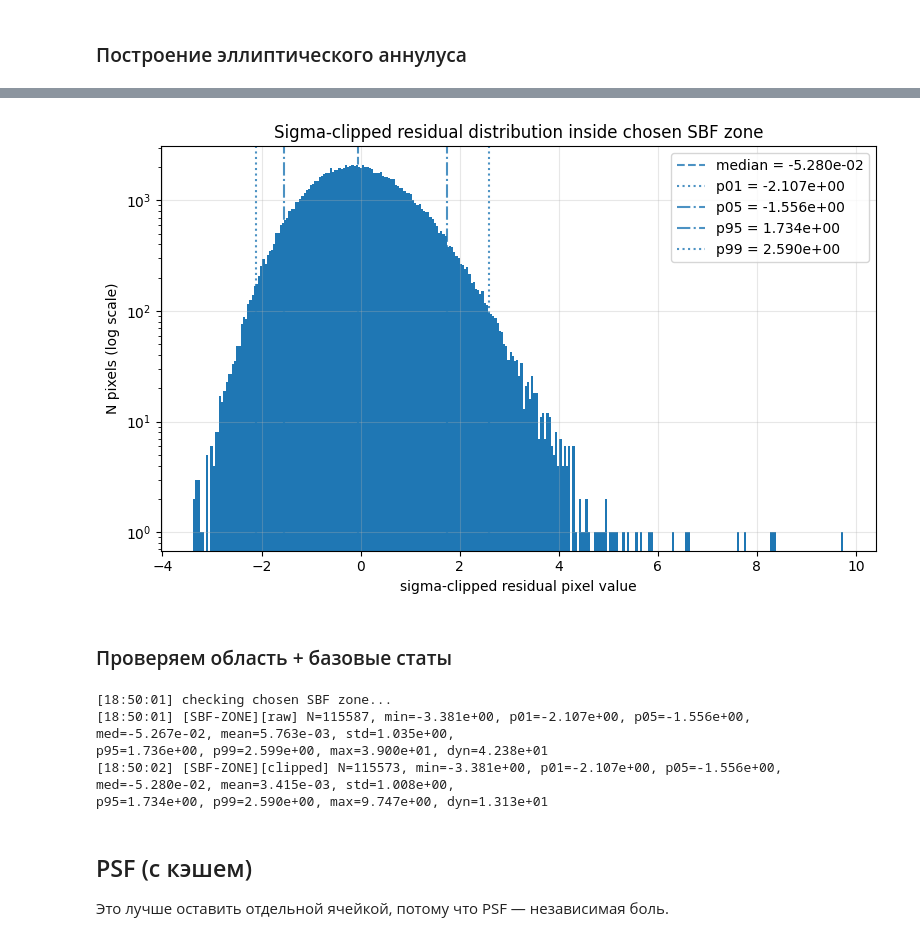
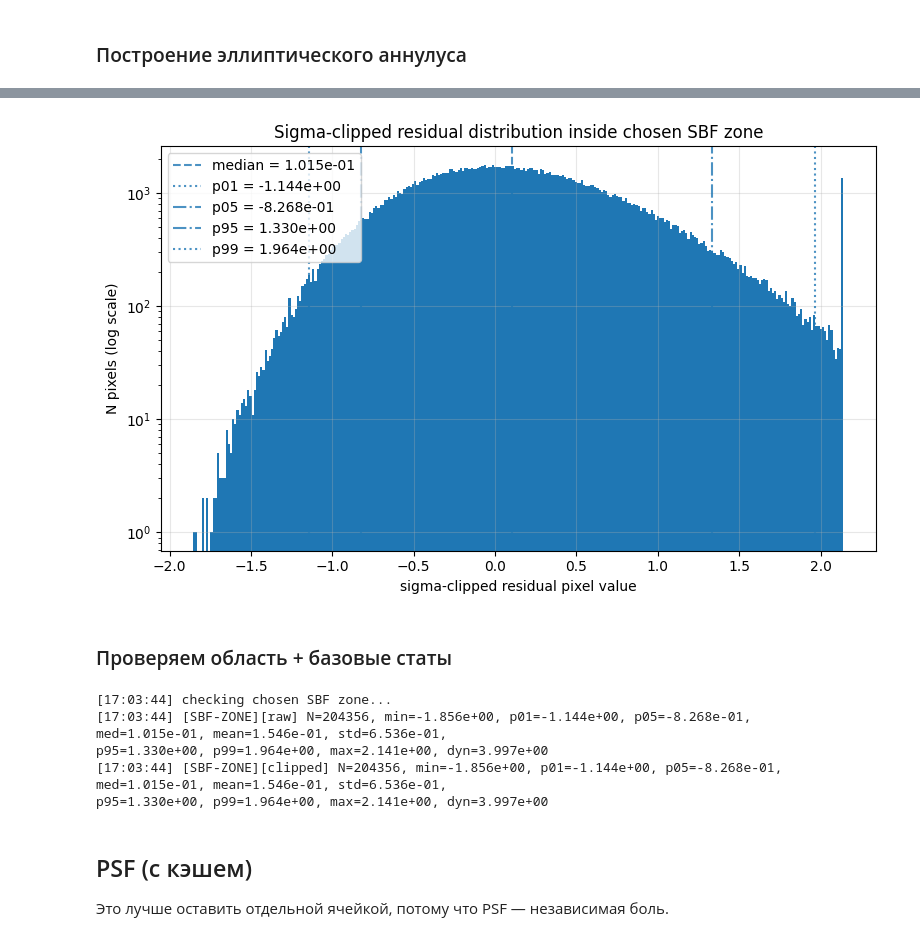
Before and after one commit to Saharochekl/course-work_4-SBF, a Jupyter notebook: code/sbf-1.ipynb, the cells around one changed output, grey strips where cells are left out. Cells and saved outputs as stored; diff of their text form; code cells hidden in the pictures.

```diff
--- a/code/sbf-1.ipynb
+++ b/code/sbf-1.ipynb
@@ -410,9 +588,10 @@ if FIXED_CENTER is None:
     x0_center, y0_center = guess_center_fast(
         img,
         valid150 & (~premask),
-        down=4,
-        sigma=3.0,
-        q=99.5,
+        down=CENTER_GUESS_DOWN,
+        sigma=CENTER_GUESS_SMOOTH_SIGMA,
+        q=CENTER_GUESS_Q,
+        min_sel_pixels=CENTER_GUESS_MIN_PIXELS,
         wcs=wcs150,
         log=True,
     )
@@ -646,13 +825,13 @@ geom = EllipseGeometry(
 ell = Ellipse(data_ma, geom)
 
 ny0, nx0 = data.shape
-maxsma = 0.90 * float(min(x0c, y0c, (nx0 - 1 - x0c), (ny0 - 1 - y0c)))
+maxsma = ISO_MAXSMA_FRAC * float(min(x0c, y0c, (nx0 - 1 - x0c), (ny0 - 1 - y0c)))
 
 # Не даём photutils лезть в sma=0.
 # Берём минимальную полуось положительной и заметно больше центральной дырки.
 # Если центральная проблемная область порядка ~8x10 px,
 # то minsma=15 px уже безопасно отталкивает фит от нулевой изофоты.
-minsma = 15.0
+minsma = ISO_MINSMA
 
 isolist = None
 last_err = None
@@ -662,7 +841,7 @@ try:
     isolist = ell.fit_image(
         minsma=minsma,
         maxsma=maxsma,
-        step=10.0,
+        step=ISO_STEP_MAIN,
         linear=True,
     )
     print("[ISO] fit_image succeeded: linear=True")
@@ -691,14 +870,14 @@ if isolist is None:
         isolist = ell.fit_image(
             minsma=minsma,
             maxsma=maxsma,
-            step=20.0,
+            step=ISO_STEP_COARSE,
         )
         print("[ISO] fit_image succeeded: coarse step=20")
     except Exception as e:
         last_err = e
         print(f"[ISO] fit_image(coarse) failed: {e}")
 
-if isolist is None or len(isolist) < 10:
+if isolist is None or len(isolist) < MIN_WORKING_ISOPHOTES:
     raise RuntimeError(
         f"[ISO] isolist too short: {0 if isolist is None else len(isolist)}; "
         f"last_err={last_err}"
@@ -1112,8 +2127,8 @@ print(f"[OUT] resid → {resid_path}")
 # %% [markdown]
 ### Получаем геометрию из изофот
 # %%
-CLIP_SIGMA_QC = 10 # сигма-клиппинг для обрезания хвостов динамического диапазона
-CLIP_MAXIT_QC = 5 # максимальное число итераций клиппинга; обычно 5 достаточно для сходимости
+# CLIP_* moved to the config cell above.
+clip_tag = CLIP_TAG_QC
 # %% [markdown]
 ## Поиск плато $\bar{m}$ в изофотах
 # %%
@@ -1794,9 +2838,12 @@ def measure_sbf_spec_for_row(
 # %% [markdown]
 ### Построение эллиптического аннулуса
 # %%
-print("building final SBF zone from chosen isophote window...")
+print("building final SBF zone from chosen isophote window on unified science residual..." )
 
-ny_r, nx_r = resid.shape
+if "science_resid" not in globals() or "science_model" not in globals():
+    raise RuntimeError("[SBF-ISO] unified science path is unavailable; rerun the science-path cell")
+
+ny_r, nx_r = science_resid.shape
 yy_r, xx_r = np.indices((ny_r, nx_r), dtype=float)
 
 # Сдвиг относительно центра выбранной зоны
@@ -1816,13 +2863,17 @@ r_ell = np.sqrt(xp * xp + (yp / q_ann) * (yp / q_ann))
 # Финальная зона между двумя границами по большой полуоси
 annulus_ell = (r_ell >= sma_in) & (r_ell <= sma_out)
 
-# Финальная маска SBF
+# Финальная маска SBF уже на unified science residual/model
 mask_sbf = premask | (~annulus_ell)
+window_sbf = (~mask_sbf) & np.isfinite(science_resid) & np.isfinite(science_model) & (science_model > 0.0)
 
 n_zone = int(annulus_ell.sum())
-n_use = int((~mask_sbf & np.isfinite(resid) & np.isfinite(model) & (model > 0.0)).sum())
+n_use = int(window_sbf.sum())
 mask_fraction = 1.0 - (n_use / max(n_zone, 1))
 
+print(
+    f"[SBF-ISO] unified path: residual={science_resid_name}, model={science_model_name}"
+)
 print(
     f"[SBF-ISO] final zone pixels={n_zone}, "
     f"usable pixels={n_use}, mask_fraction={mask_fraction:.3f}"
@@ -2001,10 +3053,10 @@ plt.show()
 # %%
 print("plotting sigma-clipped residual-pixel distribution inside chosen SBF zone...")
 
-use_hist = (~mask_sbf) & np.isfinite(resid)
-vals_hist = resid[use_hist]
+use_hist = (~mask_sbf) & np.isfinite(science_resid)
+vals_hist = science_resid[use_hist]
 
-if vals_hist.size < 5000:
+if vals_hist.size < MIN_PIXELS_SBF:
     raise RuntimeError(f"[PLOT-HIST] too few residual pixels: N={vals_hist.size}")
 
 # ------------------------------------------------------------
@@ -2024,7 +3076,7 @@ hi_rob = med_clip + CLIP_SIGMA_QC * std_clip
 
 vals_hist_rob = vals_hist[(vals_hist >= lo_rob) & (vals_hist <= hi_rob)]
 
-if vals_hist_rob.size < 100:
+if vals_hist_rob.size < MIN_PIXELS_SIGMA_CLIP:
     raise RuntimeError(f"[PLOT-HIST] too few sigma-clipped residual pixels: N={vals_hist_rob.size}")
 
 # ------------------------------------------------------------
@@ -2069,16 +3121,16 @@ plt.show()
-[figure, old version]
+[figure, new version]
 # %% [markdown]
 ### Проверяем область + базовые статы
 # %%
 print("checking chosen SBF zone...")
 
-use = (~mask_sbf) & np.isfinite(resid)
+use = (~mask_sbf) & np.isfinite(science_resid) & np.isfinite(science_model) & (science_model > 0.0)
 n_use = int(use.sum())
 
-if n_use < 5000:
+if n_use < MIN_PIXELS_SBF:
     raise RuntimeError(f"[SBF-ZONE] too few usable pixels: N={n_use}")
 
-vals = resid[use]
+vals = science_resid[use]
 
 # ------------------------------------------------------------
 # 1. Сырые статистики
@@ -2119,7 +3171,7 @@ hi_rob = med_clip + CLIP_SIGMA_QC * std_clip
 
 vals_rob = vals[(vals >= lo_rob) & (vals <= hi_rob)]
 
-if vals_rob.size < 100:
+if vals_rob.size < MIN_PIXELS_SIGMA_CLIP:
     raise RuntimeError(f"[SBF-ZONE] too few clipped pixels: N={vals_rob.size}")
 
 vmin_rob = float(np.nanmin(vals_rob))
@@ -2141,13 +3193,13 @@ print(
     f"p95={p95_rob:.3e}, p99={p99_rob:.3e}, max={vmax_rob:.3e}, dyn={vdyn_rob:.3e}"
 )
 # %% [output]
-[18:50:01] checking chosen SBF zone...
-[18:50:01] [SBF-ZONE][raw] N=115587, min=-3.381e+00, p01=-2.107e+00, p05=-1.556e+00,
-med=-5.267e-02, mean=5.763e-03, std=1.035e+00,
-p95=1.736e+00, p99=2.599e+00, max=3.900e+01, dyn=4.238e+01
-[18:50:02] [SBF-ZONE][clipped] N=115573, min=-3.381e+00, p01=-2.107e+00, p05=-1.556e+00,
-med=-5.280e-02, mean=3.415e-03, std=1.008e+00,
-p95=1.734e+00, p99=2.590e+00, max=9.747e+00, dyn=1.313e+01
+[17:03:44] checking chosen SBF zone...
+[17:03:44] [SBF-ZONE][raw] N=204356, min=-1.856e+00, p01=-1.144e+00, p05=-8.268e-01,
+med=1.015e-01, mean=1.546e-01, std=6.536e-01,
+p95=1.330e+00, p99=1.964e+00, max=2.141e+00, dyn=3.997e+00
+[17:03:44] [SBF-ZONE][clipped] N=204356, min=-1.856e+00, p01=-1.144e+00, p05=-8.268e-01,
+med=1.015e-01, mean=1.546e-01, std=6.536e-01,
+p95=1.330e+00, p99=1.964e+00, max=2.141e+00, dyn=3.997e+00
 # %% [markdown]
 ## PSF (с кэшем)
 
```
Also changed, not shown: parts of 57 cells of this notebook, 1 other file.
